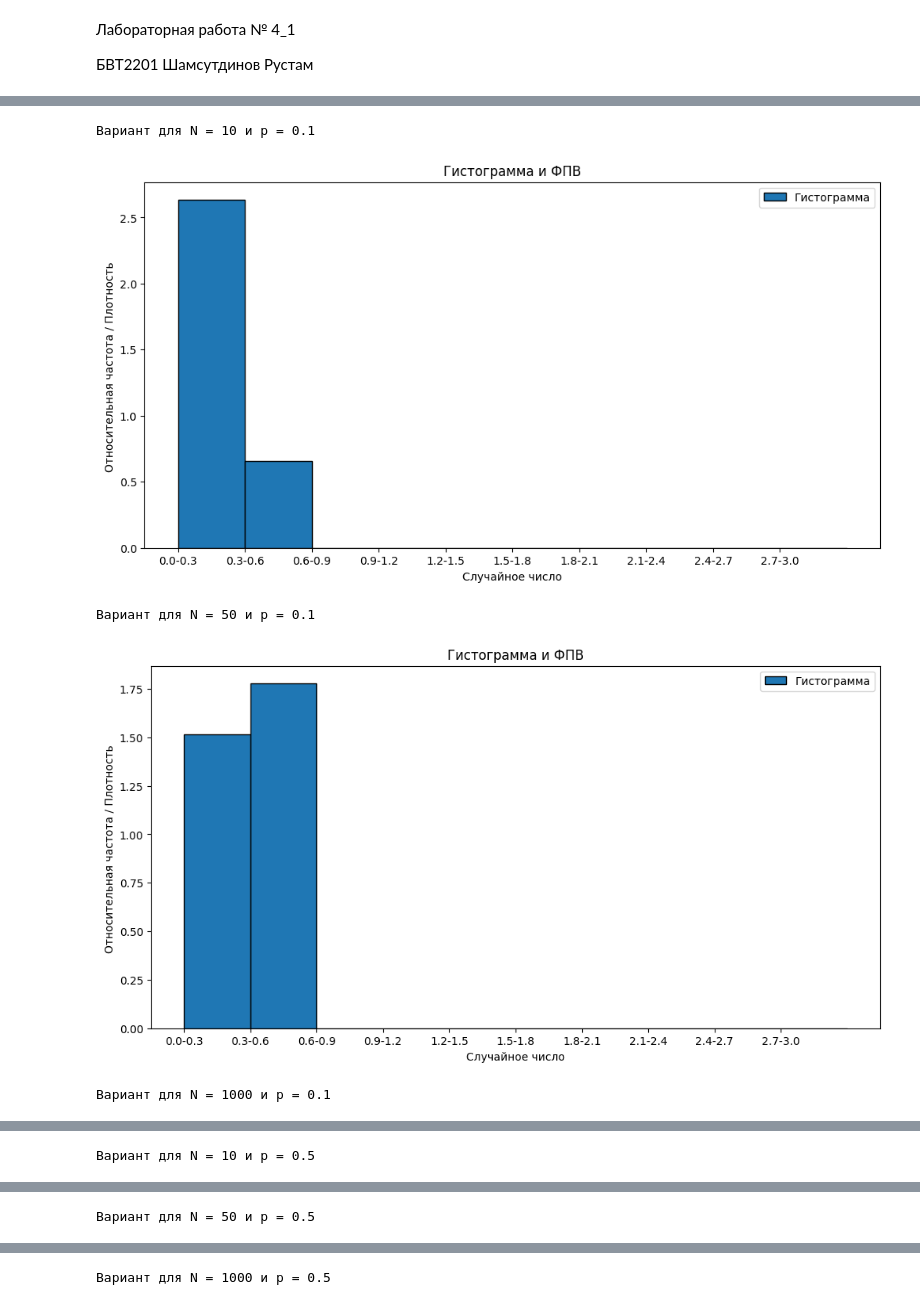
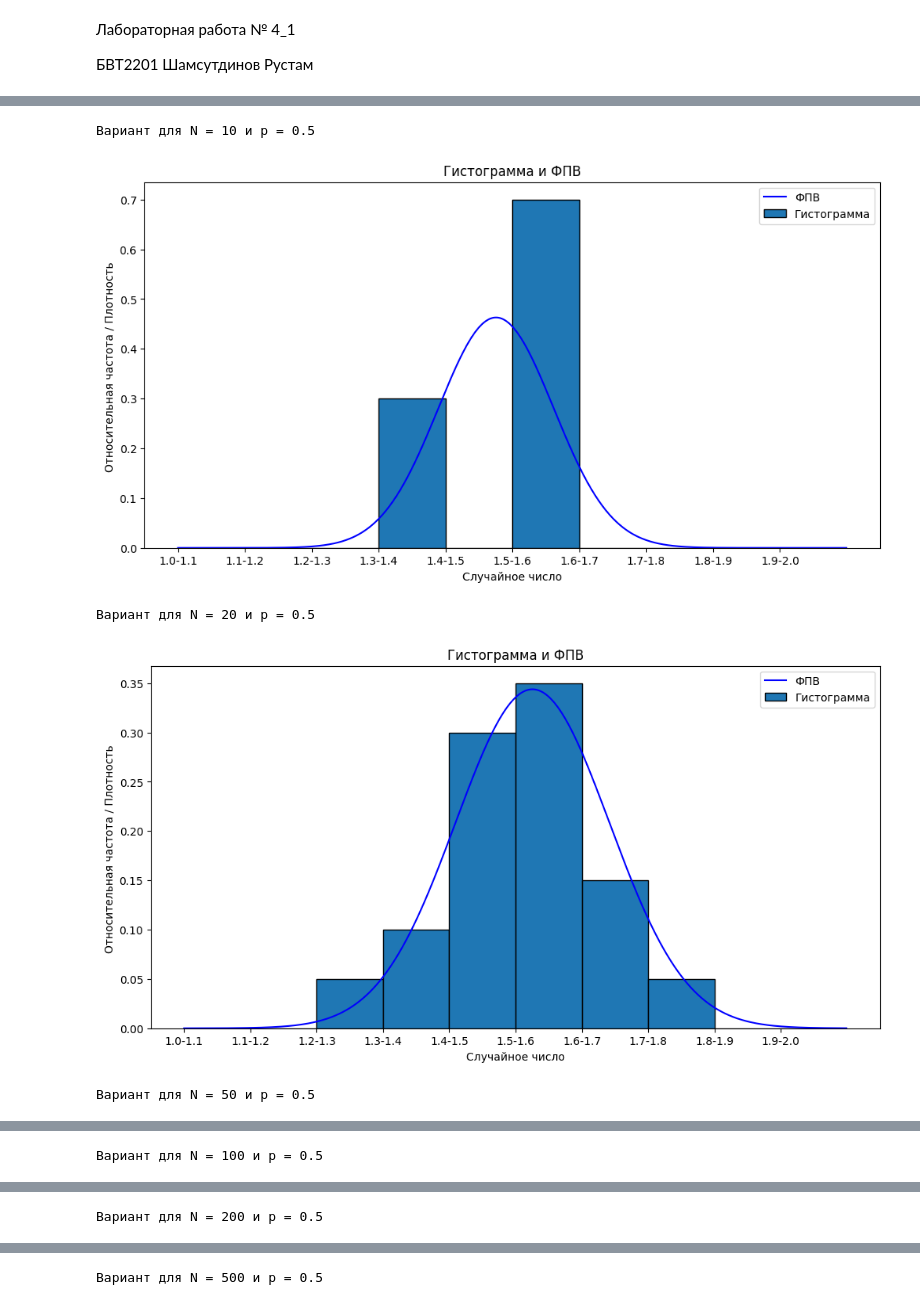
Before and after one commit to Sypoo1/mtuci-statistics, a Jupyter notebook: 4_1.ipynb, the cells around one changed output, grey strips where cells are left out. Saved outputs shown, nothing was run; the diff lists cells and outputs as text; code cells hidden in the pictures.

```diff
--- a/4_1.ipynb
+++ b/4_1.ipynb
@@ -113,10 +113,10 @@ def draw_histogram_and_pdf(left_boundary, right_boundary, IntervalsCount, relati
 
     # plt.bar(x_positions, relative_frequencies, width=bar_width, align='edge', edgecolor='black', label="Гистограмма")
 
-#     x_values = [left_boundary + i * (right_boundary - left_boundary) / 1000 for i in range(1000)]
-#     y_values = [theoretical_distribution_density(x=x, M=M, SME=STD) for x in x_values]
+    x_values = [left_boundary + i * (right_boundary - left_boundary) / 1000 for i in range(1000)]
+    y_values = [theoretical_distribution_density(x=x, M=M, SME=STD) * bar_width for x in x_values]
 
-#     plt.plot(x_values, y_values, color='blue', label="ФПВ")
+    plt.plot(x_values, y_values, color='blue', label="ФПВ")
 
     plt.title("Гистограмма и ФПВ")
     plt.xlabel("Случайное число")
@@ -127,40 +176,40 @@ def draw_histogram_and_pdf(left_boundary, right_boundary, IntervalsCount, relati
 # %%
 n1 = 50
 n2 = 100
 n3 = 200
-# p = 0.5
+p = 0.5
 
 
-# N_values= [10, 20, 50, 100, 200, 500, 10**3]
-N_values = [10, 50, 10**3]
-p_values = [0.1, 0.5]
-
-for p in p_values:
-    for N in N_values:
-        random_frequencies = []
-
-        for _ in range(N):
-            # Generate random numbers
-            random_freq = sum_frequencies(n1, n2, n3, p)
-            random_frequencies.append(random_freq)
-
-        M = mathematical_expectation(random_frequencies, N)
-        D = disspersion(random_frequencies, N)
-        STD = std(random_frequencies, N)
+N_values= [10, 20, 50, 100, 200, 500, 10**3]
 
 
-        left_boundary = 0
-        right_boundary = 3.035
-        IntervalsCount = 10
 
-        print(f"Вариант для N = {N} и p = {p}\n")
 
-        freq = GetFreqData(random_frequencies, left_boundary, right_boundary, IntervalsCount)
+for N in N_values:
+    random_frequencies = []
 
-        draw_histogram_and_pdf(left_boundary, right_boundary, IntervalsCount, freq, STD, M)
+    for _ in range(N):
+        # Generate random numbers
+        random_freq = sum_frequencies(n1, n2, n3, p)
+        random_frequencies.append(random_freq)
+
+    M = mathematical_expectation(random_frequencies, N)
+    D = disspersion(random_frequencies, N)
+    STD = std(random_frequencies, N)
+
+
+    left_boundary = 1 # 0
+    right_boundary = 2 #3.035
+    IntervalsCount = 10
+
+    print(f"Вариант для N = {N} и p = {p}\n")
+
+    freq = GetFreqData(random_frequencies, left_boundary, right_boundary, IntervalsCount)
+
+    draw_histogram_and_pdf(left_boundary, right_boundary, IntervalsCount, freq, STD, M)
 # %% [output]
-Вариант для N = 10 и p = 0.1
+Вариант для N = 10 и p = 0.5
-[figure, old version]
+[figure, new version]
-Вариант для N = 50 и p = 0.1
+Вариант для N = 20 и p = 0.5
-[figure, old version]
+[figure, new version]
-Вариант для N = 1000 и p = 0.1
+Вариант для N = 50 и p = 0.5
@@ -168 +217 @@ for p in p_values:
-Вариант для N = 10 и p = 0.5
+Вариант для N = 100 и p = 0.5
@@ -170 +219 @@ for p in p_values:
-Вариант для N = 50 и p = 0.5
+Вариант для N = 200 и p = 0.5
@@ -172 +221 @@ for p in p_values:
-Вариант для N = 1000 и p = 0.5
+Вариант для N = 500 и p = 0.5
```
Also changed, not shown: parts of 3 cells of this notebook.
